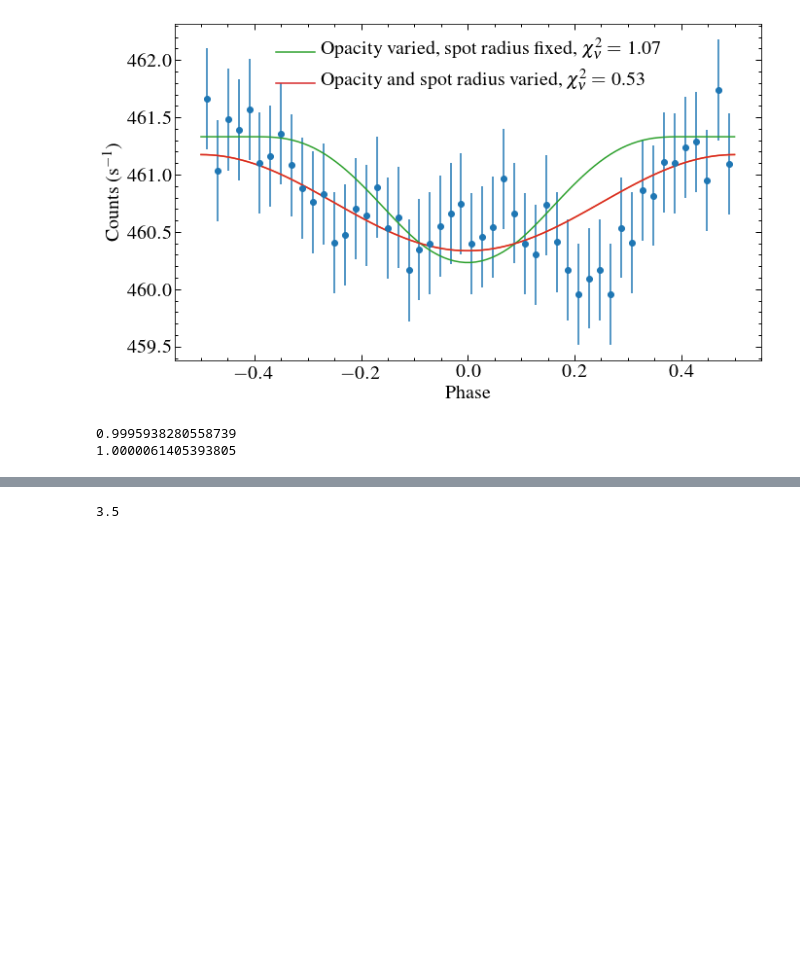
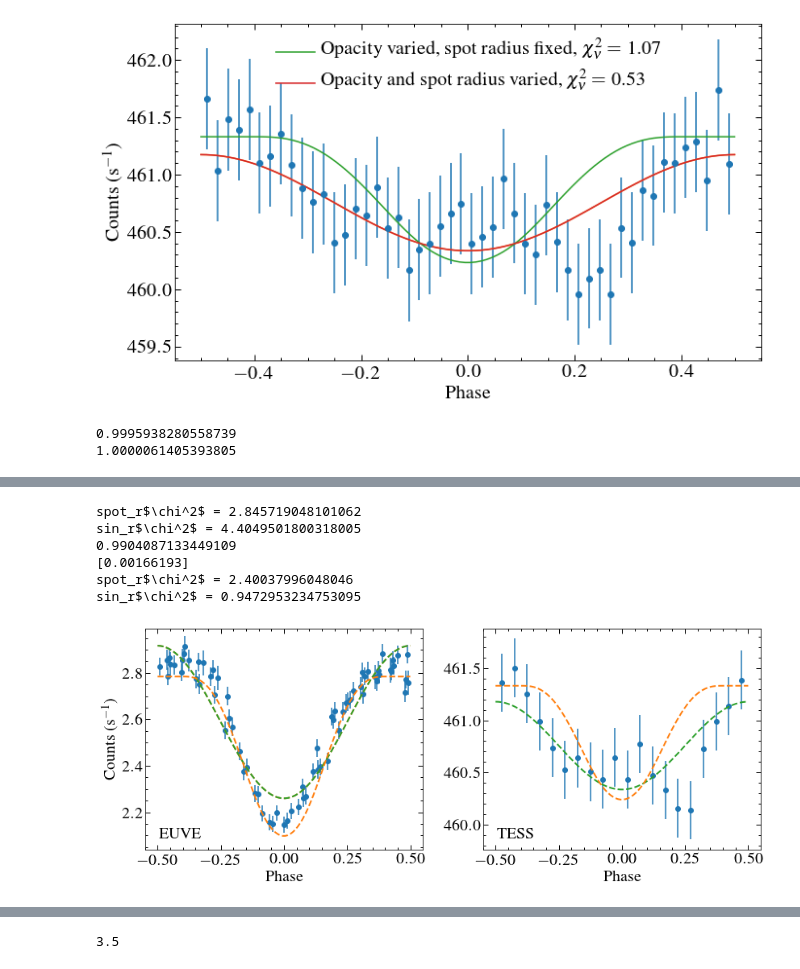
Before and after one commit to davidjwilson/GD394-Tess, a Jupyter notebook: spot_model.ipynb, the cells around one changed output, grey strips where cells are left out. Drawn from its saved outputs; the diff is of its cells as text; code cells hidden in the pictures; blank space fills up the shorter version.

Commit message:
various models

```diff
--- a/spot_model.ipynb
+++ b/spot_model.ipynb
@@ -356,3 +300,78 @@ Parameters:
+# %%
+plt.figure(figsize=(12,5))
+timefit = np.linspace(-0.5,  0.5, 100)
+plt.subplot(121)
+#t0 = euve_lc.time[np.where(ef == np.min(ef))[0][0]]
+t0 =50004.27+0.5
+efold = euve_lc.fold(1.15, t0 = t0)
+plt.errorbar(efold.time, efold.flux, yerr=efold.flux_err, marker='o', ls='none')
+emod = spot_model(gamma=dgamma, U=2.784, kw = 0, beta=dbeta, fixed=dict(gamma=True, U=True, beta=True, i=True, lam=True))
+
+#plt.plot(phase-0.5, mod, c='C1', lw=2, zorder=10, ls='--')
+plt.plot(timefit, emod(timefit), c='C1', lw=2, zorder=10, ls='--')
+plt.xlabel('Phase')
+plt.ylabel('Counts (s$^{-1}$)')
+plt.annotate('EUVE', (0.05,0.05), xycoords='axes fraction' )
+plt.ylim(2.04, 2.99)
+spot_chi  = calc_reduced_chi_square(emod(efold.time), efold.time , efold.flux, efold.flux_err, len(efold.time), 2)
+print('spot_r$\chi^2$ = {}'.format(spot_chi))
+
+
+#see if I can fit EUVE with a sine curve
+esin_init =  models.Sine1D(amplitude=1, frequency=1, phase = 0.25, fixed={'frequency':True, 'phase':True}) + models.Const1D(np.mean(efold.flux))
+esin_fit = fit(esin_init, efold.time, efold.flux, weights = 1/efold.flux_err)
+esin_fit_e = np.sqrt(np.diag(fit.fit_info['param_cov']))
+plt.plot(timefit, esin_fit(timefit), ls='--', lw=2, zorder=9)
+#print(esin_fit)
+plt.plot(timefit, esin_fit(timefit), ls='--', lw=2, zorder=9)
+
+sin_chi  = calc_reduced_chi_square(esin_fit(efold.time), efold.time , efold.flux, efold.flux_err, len(efold.time), 1)
+print(r'sin_r$\chi^2$ = {}'.format(sin_chi))
+
+plt.subplot(122)
+pbin =int(len(lc_fold.time)/20)
+lcfold = lc.fold(1.1468, t0 =2458737.560 ).bin(pbin)
+#m99 = spot_model(gamma=dgamma, U=utess, kw = 0.99, beta=dbeta) #nominal k=0.99 model
+m_init2 = spot_model(gamma=dgamma, U=utess, kw = 0.99, beta=dbeta, fixed=dict(gamma=True, U=True, beta=True, i=True, lam=True))#, bounds = dict(kw=[0.7, 0.9999]))
+m2 = fit(m_init2, lcfold.time,lcfold.flux, weights=1/lcfold.flux_err, maxiter=100000)
+fit_e2 = np.sqrt(np.diag(fit.fit_info['param_cov']))
+print(m2.kw.value)
+print(fit_e2)
+
+
+spot_chi  = calc_reduced_chi_square(m2(lcfold.time), lcfold.time , lcfold.flux, lcfold.flux_err, len(lcfold.time), 1)
+print('spot_r$\chi^2$ = {}'.format(spot_chi))
+
+plt.errorbar(lcfold.time, lcfold.flux, yerr=lcfold.flux_err, marker='o', ls='none')
+
+#plt.plot(timefit, m(timefit))
+plt.plot(timefit, m2(timefit), ls='--', lw=2, zorder=10)
+
+fold_mod =  models.Sine1D(amplitude=10, frequency=1, phase = 0.25, fixed={'frequency':True, 'phase':True}) + models.Const1D(450)
+fold_fit = fit(fold_mod, lcfold.time, lcfold.flux, weights = 1/lcfold.flux_err)
+fold_fit_e = np.sqrt(np.diag(fit.fit_info['param_cov']))
+plt.plot(timefit, fold_fit(timefit), ls='--', lw=2, zorder=9)
+#print(fold_fit)
+sin_chi  = calc_reduced_chi_square(fold_fit(lcfold.time), lcfold.time , lcfold.flux, lcfold.flux_err, len(lcfold.time), 1)
+print(r'sin_r$\chi^2$ = {}'.format(sin_chi))
+
+
+plt.xlabel('Phase')
+#plt.ylabel('Normalised Flux (\%)')
+plt.annotate('TESS', (0.05,0.05), xycoords='axes fraction' )
+
+plt.tight_layout()
+#plt.show()
+#plt.scatter(lcfold.time, lcfold.flux/m(lcfold.flux))
+#plt.savefig('plots/euve_v_tess_mod.pdf', dpi=150)
+# %% [output]
+spot_r$\chi^2$ = 2.845719048101062
+sin_r$\chi^2$ = 4.4049501800318005
+0.9904087133449109
+[0.00166193]
+spot_r$\chi^2$ = 2.40037996048046
+sin_r$\chi^2$ = 0.9472953234753095
+[figure, added]
 # %%
 #print(chisquare(efold.flux, interpolate.interp1d(phase-0.5,mod)(efold.time)))
 #chi_square = np.sum(((efold.flux-interpolate.interp1d(phase-0.5,mod)(efold.time))/efold.flux_err)**2)/(len(efold.time)-2)
```
Also changed, not shown: parts of 5 cells of this notebook, 5 other files.
